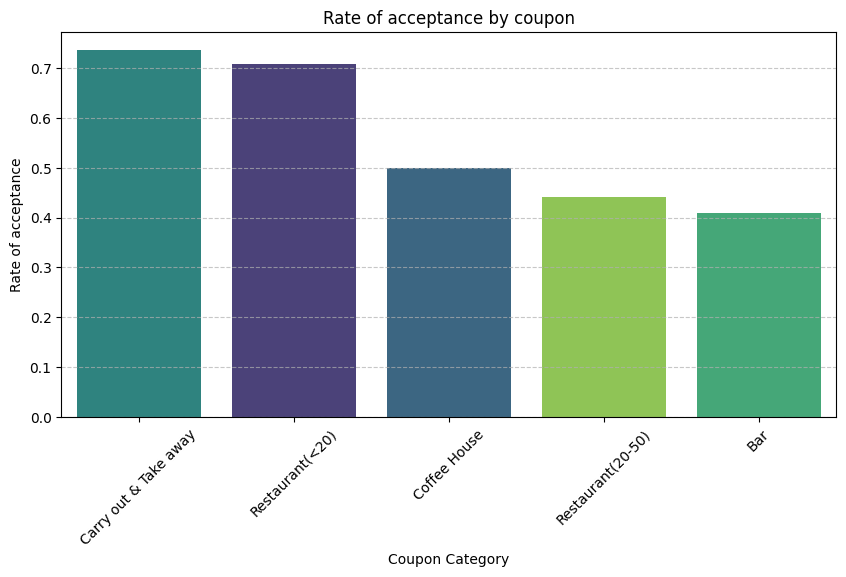
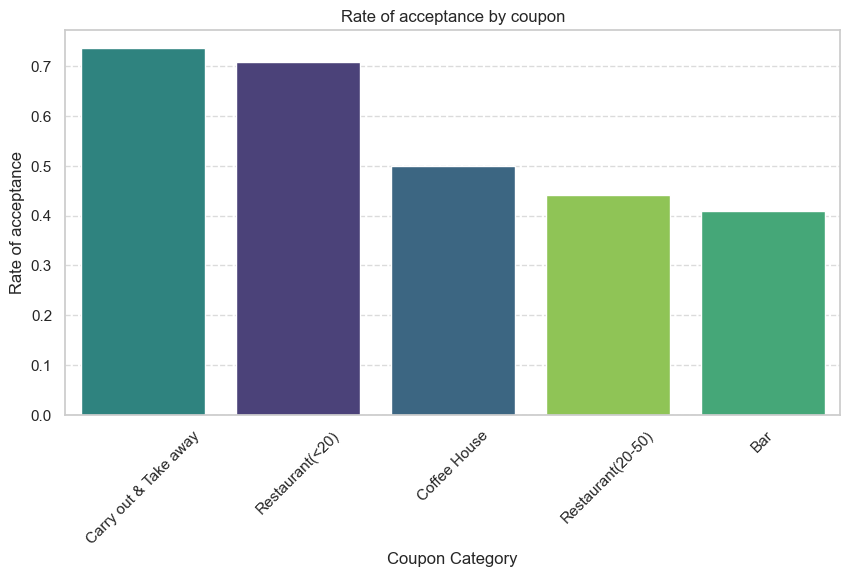
The change to this notebook cell's code, shown as a diff; its figure went from the first image to the second:
--- before
+++ after
@@ -7,3 +7,4 @@
 plt.xticks(rotation=45)
 plt.grid(axis='y',linestyle='--',alpha=0.7)
+plt.savefig('images/Coupon_acceptance_rate_by_category.png')
 plt.show()

Commit: Version 1.0.1 added code to save the plots